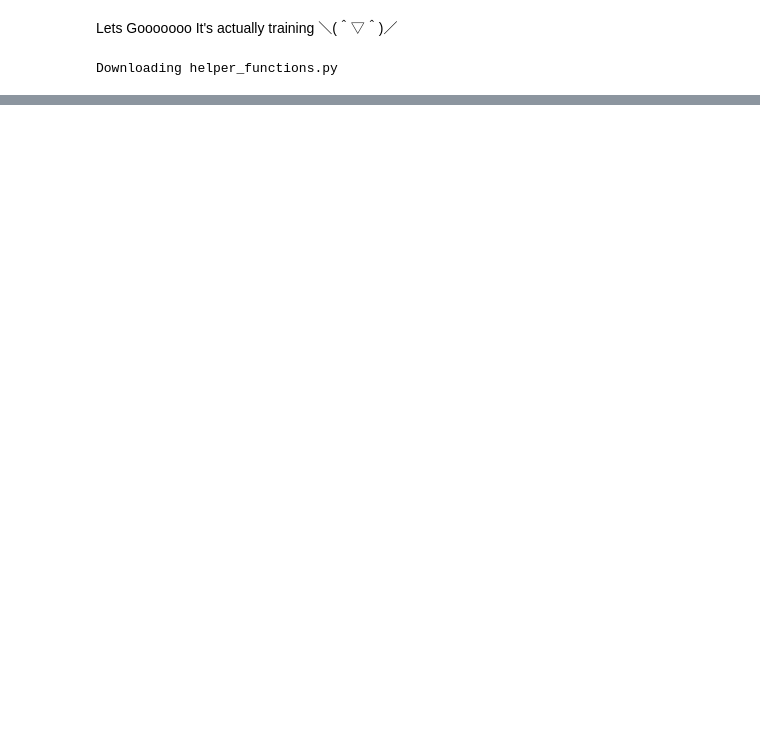
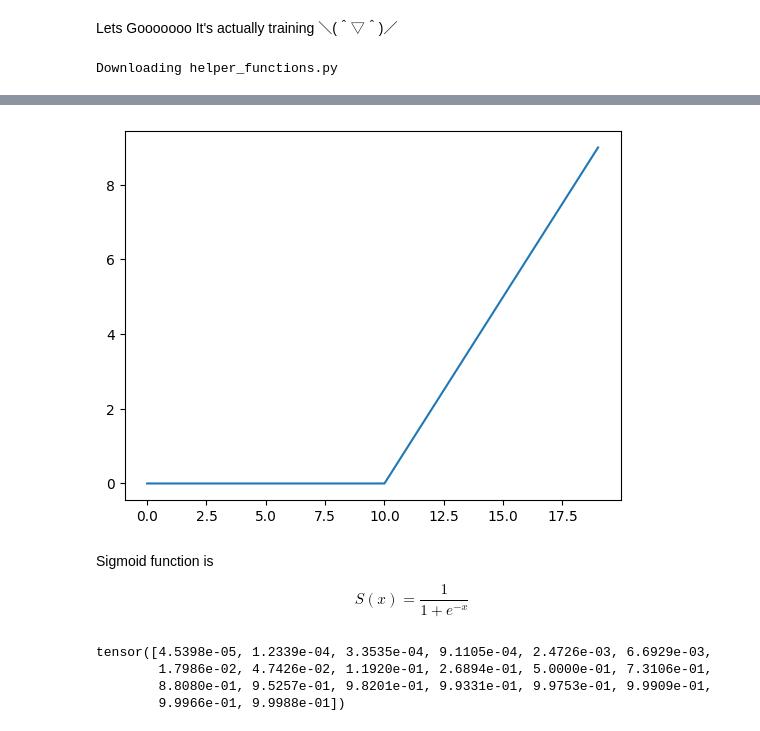
Before and after one commit to Alimedhat000/ML_DL, a Jupyter notebook: classification/pytorch_course_notes.ipynb, the cells around one changed output, grey strips where cells are left out. Cells and saved outputs as stored; diff of their text form; code cells hidden in the pictures; blank space fills up the shorter version.

```diff
--- a/classification/pytorch_course_notes.ipynb
+++ b/classification/pytorch_course_notes.ipynb
@@ -345,0 +404,20 @@ plot_decision_boundary(model_1, X_test, y_test) # model_1 = has non-linearity
+# %%
+plt.plot(relu(A));
+# %% [output]
+[figure, added]
+# %% [markdown]
+Sigmoid function is
+
+$$
+S(x) = \frac{1}{1+e^{-x}}
+$$
+# %%
+def sigmoid(x):
+    return 1/ (1 + torch.exp(-x))
+
+sigmoid(A)
+# %% [output]
+tensor([4.5398e-05, 1.2339e-04, 3.3535e-04, 9.1105e-04, 2.4726e-03, 6.6929e-03,
+        1.7986e-02, 4.7426e-02, 1.1920e-01, 2.6894e-01, 5.0000e-01, 7.3106e-01,
+        8.8080e-01, 9.5257e-01, 9.8201e-01, 9.9331e-01, 9.9753e-01, 9.9909e-01,
+        9.9966e-01, 9.9988e-01])
```
Also changed, not shown: parts of 11 cells of this notebook, 1 other file.
